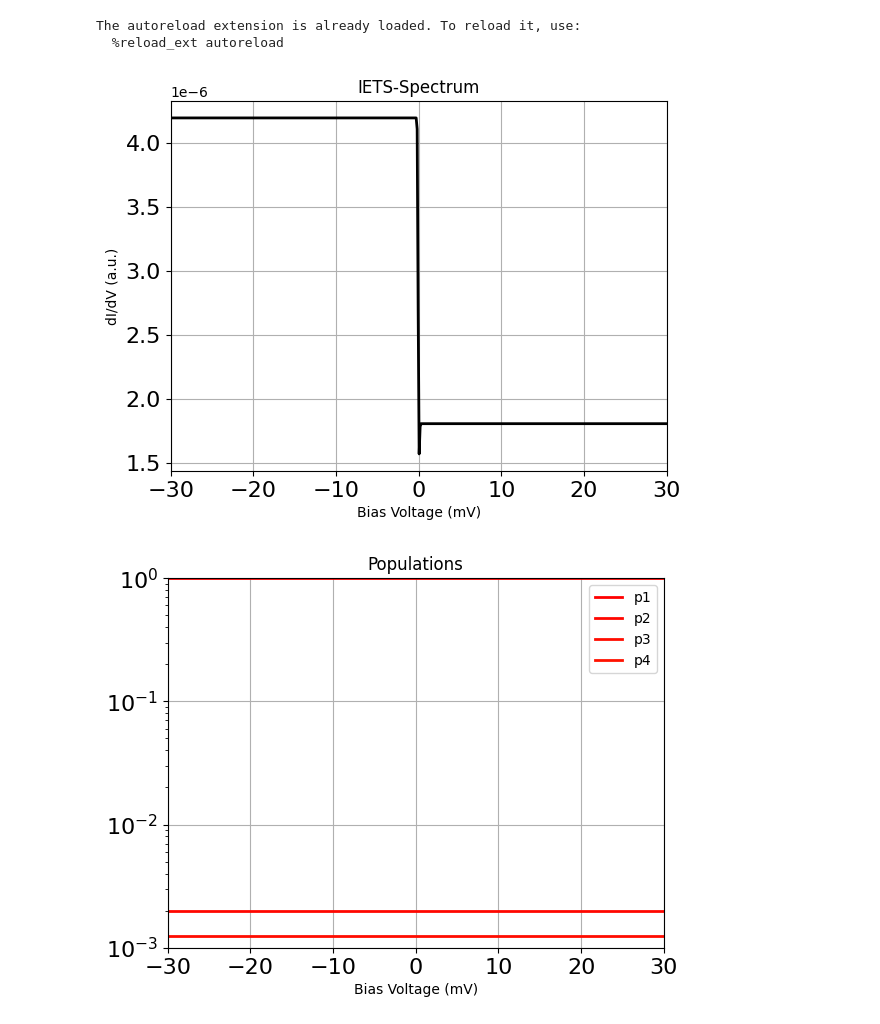
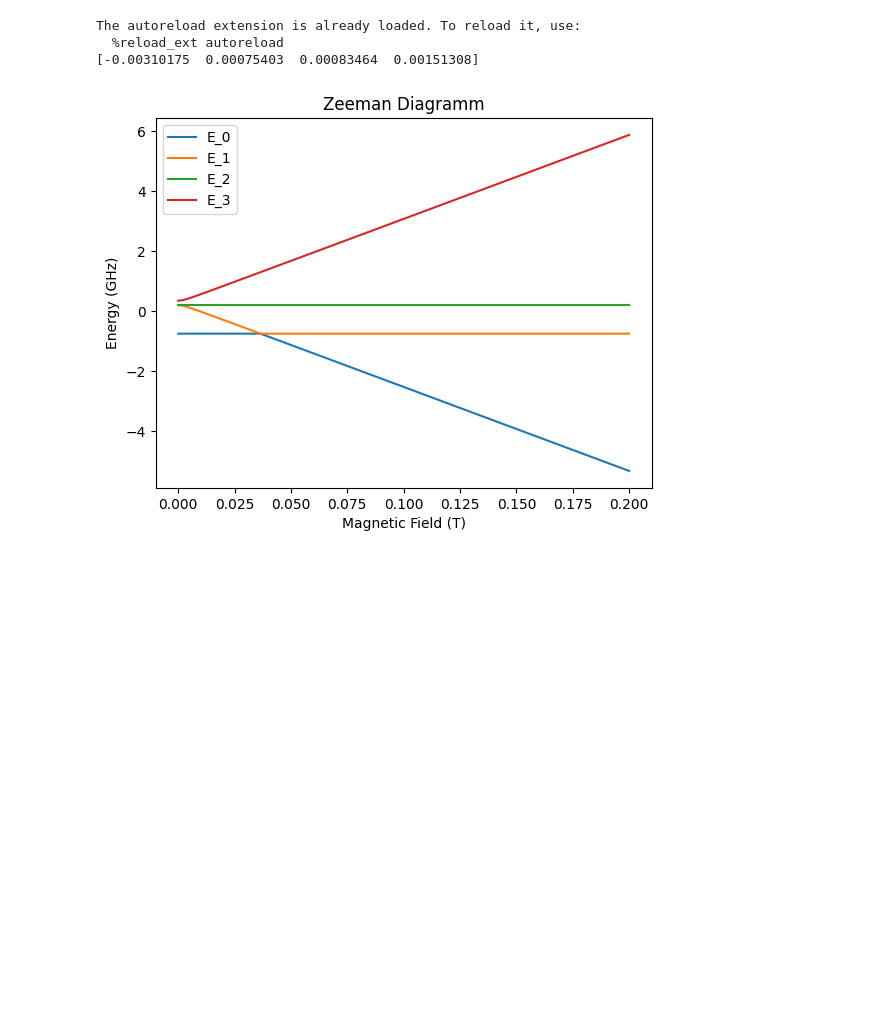
Before and after one commit to paulgreule1999/ESR-Simulation, a Jupyter notebook: Test_SpinSim.ipynb, the cells around one changed output. Saved outputs shown, nothing was run; the diff lists cells and outputs as text; code cells hidden in the pictures; blank space fills up the shorter version.

Commit message:
Add ZeemanDiagramm plotting

```diff
--- a/Test_SpinSim.ipynb
+++ b/Test_SpinSim.ipynb
@@ -4,34 +4,37 @@ from ESR_STM_SpinSimulation import SpinSys
 import numpy as np
 #importlib.reload(SpinSys)
 %load_ext autoreload
 %autoreload 2
 Spins=[0.5,0.5]
 S = SpinSys(Spins)
 S.calcSpinOperators()
 S.B=[0,0,0.5]
 S.BTip=[0,0,0]
 S.tip='a'
 S.TipPolarization=[0,0,0.6]
 S.T=0.1
 S.Jvector=np.array([[1*S.GHztomeVConversion,1*S.GHztomeVConversion,1*S.GHztomeVConversion]])
 S.AtomPositions=np.array([[0,0,0],[2,2,0]])
 S.DipoleBool=[True]
+
+S.plotZeemanDiagramm(0,0.2,100)
+
 #S.calcEigEnergies()
 #S.showEigenMatrix()
 #S.calcESR_Benjamin(norm=False,lw=0.05)
 #S.BTip=[0.01,0,0.05]
 #S.calcEigEnergies()
 #S.calcESR_Benjamin(norm=False,lw=0.05)
 #print(S.E_All_inGHz)
 #S.plotESRTipfieldsweep(N_B=200,N_Freq=200,BTipLimits=[-0.05,0.05],lw=0.1,norm=1)
 #print(ESRsignal[1])
 #print(S.G)
-S.V_DC=-10
+#S.V_DC=-10
 #S.calcRates()
 #print(np.round(S.I,16))
-S.calcIETS(AllowPumping=0)
+#S.calcIETS(AllowPumping=0)
 # %% [output]
 The autoreload extension is already loaded. To reload it, use:
   %reload_ext autoreload
+[-0.00310175  0.00075403  0.00083464  0.00151308]
-[figure, old version]
+[figure, new version]
-[figure, removed]
```
Also changed, not shown: parts of 1 cell of this notebook, 2 other files.
